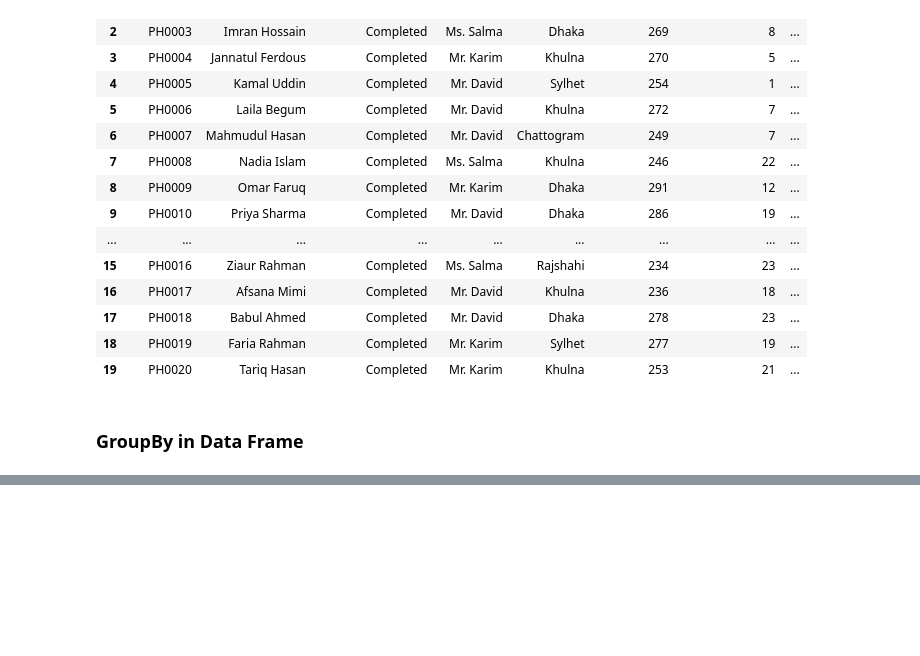
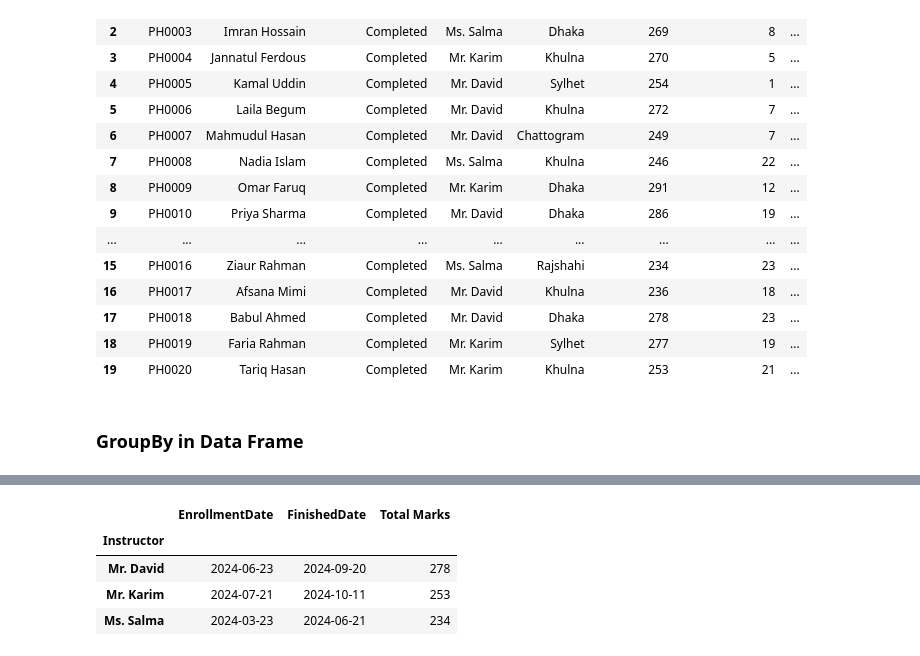
Before and after one commit to Tanvir-Ahmed-67/AI_ML_LEARNING, a Jupyter notebook: Module_14_Data_Analysis_With_Pandas_2.ipynb, the cells around one changed output, grey strips where cells are left out. Saved outputs shown, nothing was run; the diff lists cells and outputs as text; code cells hidden in the pictures; blank space fills up the shorter version.

```diff
--- a/Module_14_Data_Analysis_With_Pandas_2.ipynb
+++ b/Module_14_Data_Analysis_With_Pandas_2.ipynb
@@ -1029,0 +1056,8 @@ group.sum()
+# %%
+group.last()
+# %% [output]
+|  | EnrollmentDate | FinishedDate | Total Marks |
+| Instructor |  |  |  |
+| Mr. David | 2024-06-23 | 2024-09-20 | 278 |
+| Mr. Karim | 2024-07-21 | 2024-10-11 | 253 |
+| Ms. Salma | 2024-03-23 | 2024-06-21 | 234 |
```
Also changed, not shown: parts of 5 cells of this notebook.
